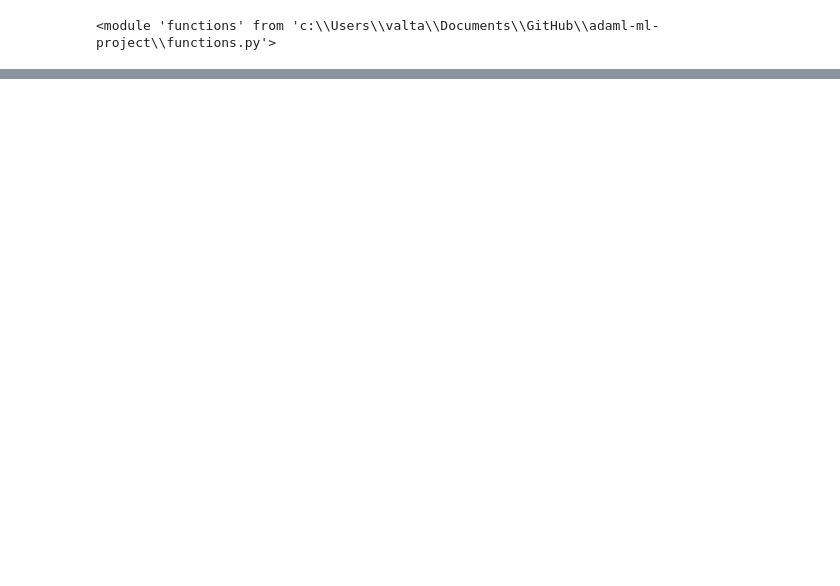
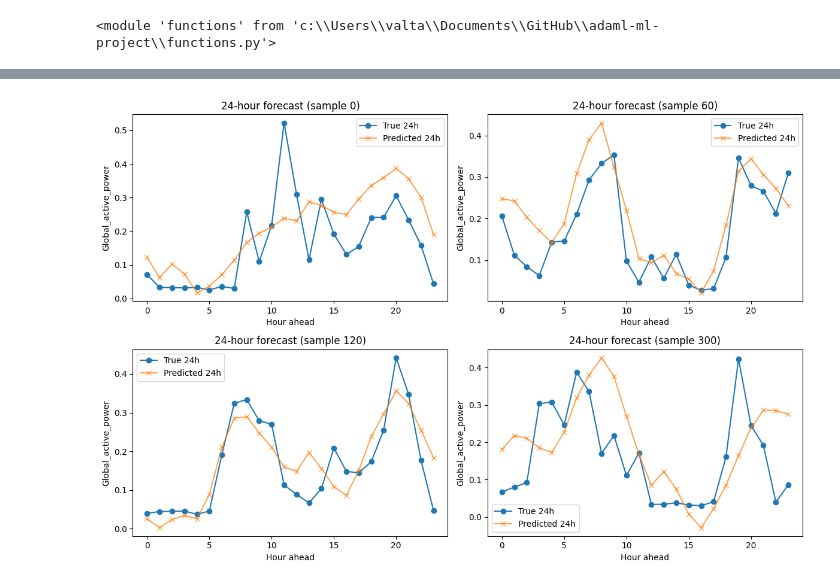
Before and after one commit to veetirajaniemi/adaml-ml-project, a Jupyter notebook: transformerNN.ipynb, the cells around one changed output, grey strips where cells are left out. Drawn from its saved outputs; the diff is of its cells as text; code cells hidden in the pictures; blank space fills up the shorter version.

```diff
--- a/transformerNN.ipynb
+++ b/transformerNN.ipynb
@@ -244,0 +283,18 @@ plt.show()
+# %%
+sample_indices = [0, 60, 120, 300]
+
+plt.figure(figsize=(12, 8))
+
+for i, idx in enumerate(sample_indices):
+    plt.subplot(2, 2, i + 1)
+    plt.plot(y_true[idx], label="True 24h", marker="o")
+    plt.plot(y_pred[idx], label="Predicted 24h", marker="x", alpha=0.7)
+    plt.xlabel("Hour ahead")
+    plt.ylabel("Global_active_power")
+    plt.title(f"24-hour forecast (sample {idx})")
+    plt.legend()
+
+plt.tight_layout()
+plt.show()
+# %% [output]
+[figure, added]
```
Also changed, not shown: parts of 19 cells of this notebook.
